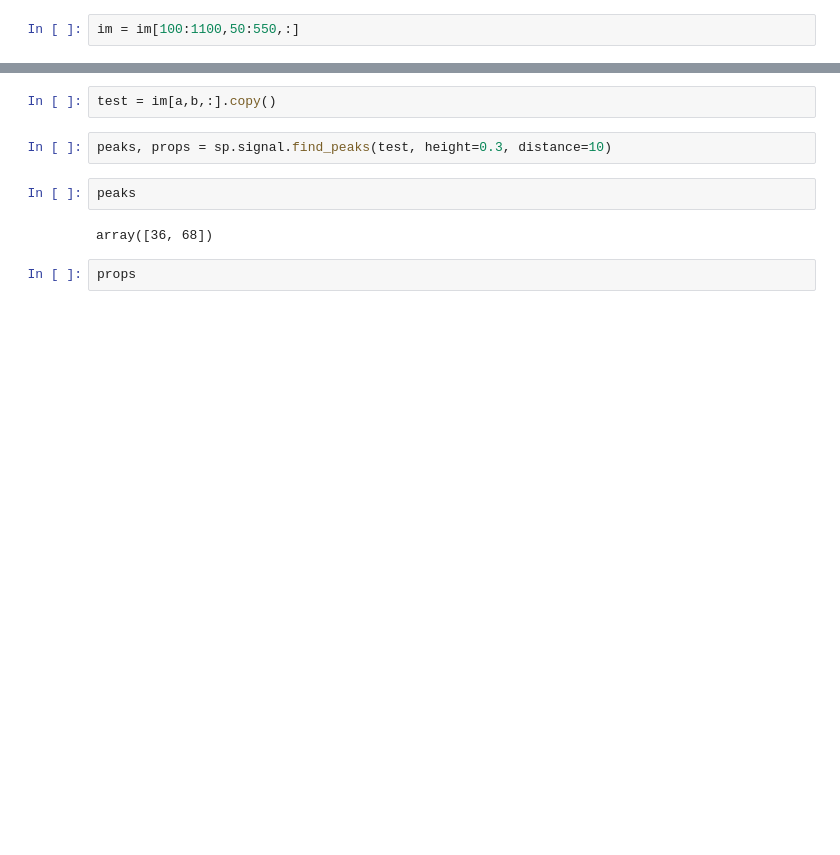
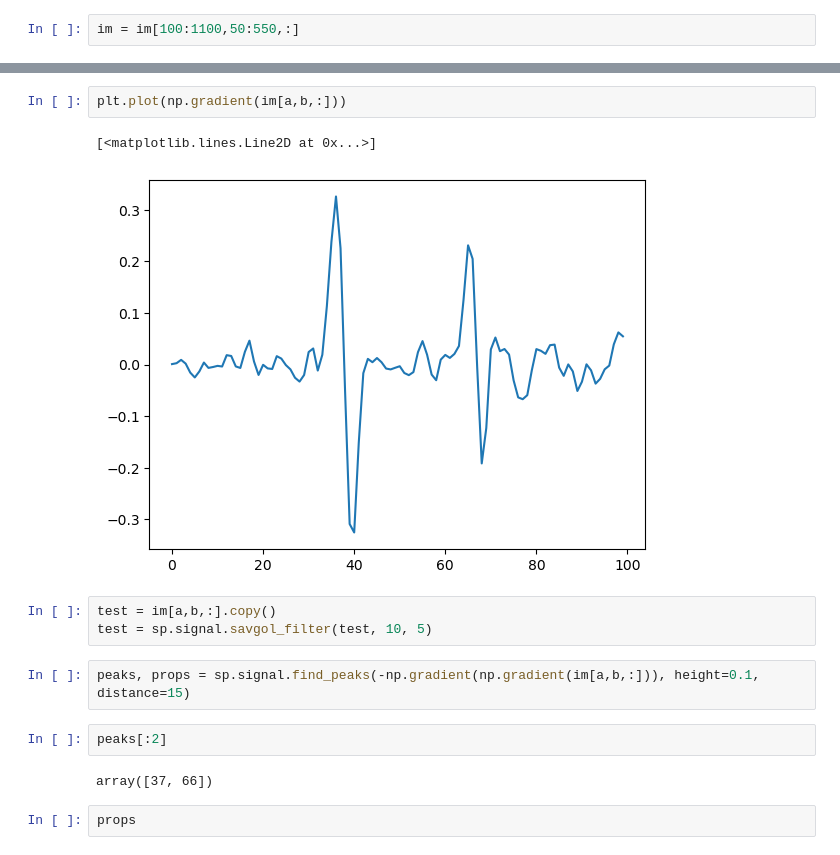
Before and after one commit to Pescatore23/coely_postmortem, a Jupyter notebook: 99_testing.ipynb, the cells around one changed output, grey strips where cells are left out. Drawn from its saved outputs; the diff is of its cells as text; blank space fills up the shorter version.

```diff
--- a/99_testing.ipynb
+++ b/99_testing.ipynb
@@ -127,11 +134,17 @@ for (x,y) in zip(peaks, props['peak_heights']):
+# %%
+plt.plot(np.gradient(im[a,b,:]))
+# %% [output]
+[<matplotlib.lines.Line2D at 0x...>]
+[figure, added]
 # %%
 test = im[a,b,:].copy()
+test = sp.signal.savgol_filter(test, 10, 5)
 # %%
-peaks, props = sp.signal.find_peaks(test, height=0.3, distance=10)
+peaks, props = sp.signal.find_peaks(-np.gradient(np.gradient(im[a,b,:])), height=0.1, distance=15)
 # %%
-peaks
+peaks[:2]
 # %% [output]
-array([36, 68])
+array([37, 66])
 # %%
 props
 # %% [output]
```
Also changed, not shown: parts of 16 cells of this notebook, 1 other file.
